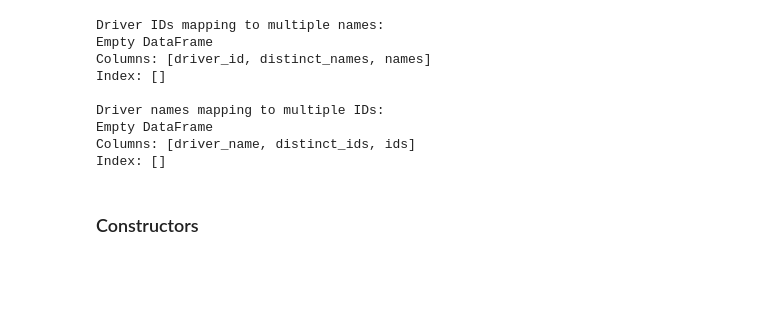
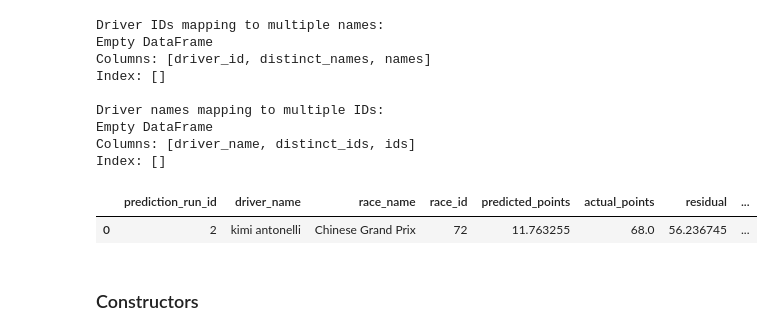
Before and after one commit to jguptil1/F1Fantasy, a Jupyter notebook: src/ingestion/database_testing.ipynb, the cells around one changed output. Saved outputs shown, nothing was run; the diff lists cells and outputs as text; code cells hidden in the pictures; blank space fills up the shorter version.

```diff
--- a/src/ingestion/database_testing.ipynb
+++ b/src/ingestion/database_testing.ipynb
@@ -316,18 +331,45 @@ Index: []
 # %%
 def outlier():
     with duckdb.connect(DATABASE_PATH, read_only=True) as con:
         result = con.execute("""
-                    SELECT fdr.driver_id, d.driver_name, race_id
-                    FROM fact_driver_race as fdr
-                    JOIN dim_driver as d
-                        ON fdr.driver_id = d.driver_id
-                    WHERE fdr.driver_id = 72
-                        AND fdr.race_id = 34
+            SELECT
+                dpr.prediction_run_id,
+                d.driver_name,
+                dr.race_name,
+                dpr.race_id,
 
+                dpr.predicted_points,
+                dpr.actual_points,
+                dpr.residual,
+                dpr.abs_residual,
 
-                             """).df()
+                fdr.driver_finish_position,
+                fdr.status,
+                fdr.qualifying_position
+
+            FROM driver_prediction_residuals dpr
+
+            JOIN dim_driver d
+                ON dpr.driver_id = d.driver_id
+
+            JOIN dim_race dr
+                ON dpr.race_id = dr.race_id
+
+            JOIN fact_driver_race fdr
+                ON dpr.driver_id = fdr.driver_id
+                AND dpr.race_id = fdr.race_id
+
+            WHERE dpr.driver_id = 34
+                AND dpr.race_id = 72
+        """).df()
 
     return result
+
+outlier_row = outlier()
+outlier_row
+# %% [output]
+|  | prediction_run_id | driver_name | race_name | race_id | predicted_points | actual_points | residual | ... |
+| 0 | 2 | kimi antonelli | Chinese Grand Prix | 72 | 11.763255 | 68.0 | 56.236745 | ... |
 # %% [markdown]
 ### Constructors
 # %%
```
Also changed, not shown: parts of 1 cell of this notebook, 2 other files.
